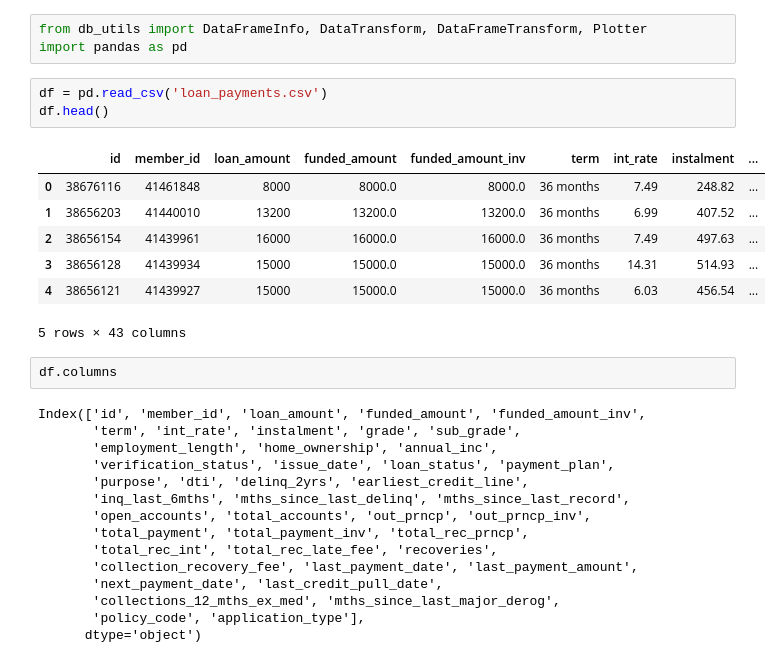
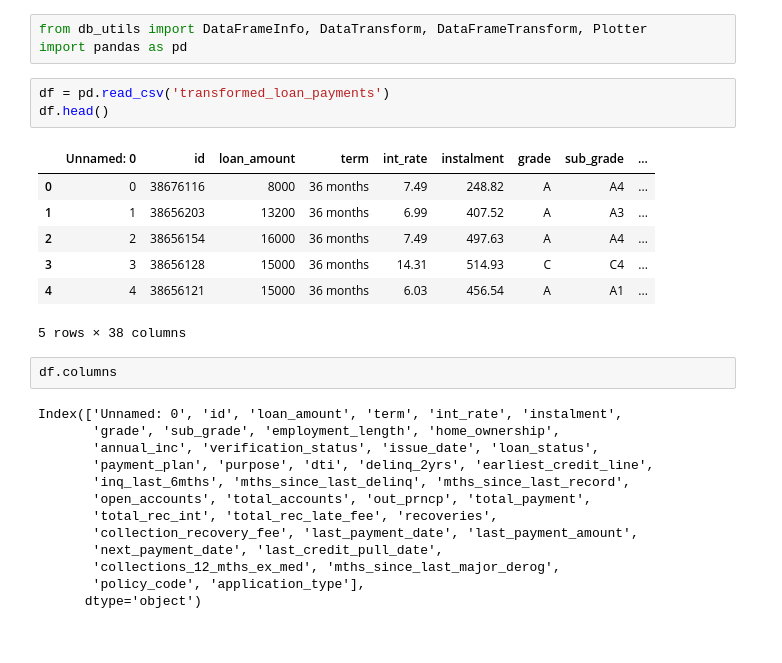
Before and after one commit to tayyib-saddique/exploratory-data-analysis---customer-loans-in-finance, a Jupyter notebook: main.ipynb, the cells around one changed output. Cells and saved outputs as stored; diff of their text form.

```diff
--- a/main.ipynb
+++ b/main.ipynb
@@ -2,27 +2,25 @@
 from db_utils import DataFrameInfo, DataTransform, DataFrameTransform, Plotter
 import pandas as pd
 # %%
-df = pd.read_csv('loan_payments.csv')
+df = pd.read_csv('transformed_loan_payments')
 df.head()
 # %% [output]
-|  | id | member_id | loan_amount | funded_amount | funded_amount_inv | term | int_rate | instalment | ... |
-| 0 | 38676116 | 41461848 | 8000 | 8000.0 | 8000.0 | 36 months | 7.49 | 248.82 | ... |
-| 1 | 38656203 | 41440010 | 13200 | 13200.0 | 13200.0 | 36 months | 6.99 | 407.52 | ... |
-| 2 | 38656154 | 41439961 | 16000 | 16000.0 | 16000.0 | 36 months | 7.49 | 497.63 | ... |
-| 3 | 38656128 | 41439934 | 15000 | 15000.0 | 15000.0 | 36 months | 14.31 | 514.93 | ... |
-| 4 | 38656121 | 41439927 | 15000 | 15000.0 | 15000.0 | 36 months | 6.03 | 456.54 | ... |
+|  | Unnamed: 0 | id | loan_amount | term | int_rate | instalment | grade | sub_grade | ... |
+| 0 | 0 | 38676116 | 8000 | 36 months | 7.49 | 248.82 | A | A4 | ... |
+| 1 | 1 | 38656203 | 13200 | 36 months | 6.99 | 407.52 | A | A3 | ... |
+| 2 | 2 | 38656154 | 16000 | 36 months | 7.49 | 497.63 | A | A4 | ... |
+| 3 | 3 | 38656128 | 15000 | 36 months | 14.31 | 514.93 | C | C4 | ... |
+| 4 | 4 | 38656121 | 15000 | 36 months | 6.03 | 456.54 | A | A1 | ... |
-5 rows × 43 columns
+5 rows × 38 columns
 # %%
 df.columns
 # %% [output]
-Index(['id', 'member_id', 'loan_amount', 'funded_amount', 'funded_amount_inv',
-       'term', 'int_rate', 'instalment', 'grade', 'sub_grade',
-       'employment_length', 'home_ownership', 'annual_inc',
-       'verification_status', 'issue_date', 'loan_status', 'payment_plan',
-       'purpose', 'dti', 'delinq_2yrs', 'earliest_credit_line',
+Index(['Unnamed: 0', 'id', 'loan_amount', 'term', 'int_rate', 'instalment',
+       'grade', 'sub_grade', 'employment_length', 'home_ownership',
+       'annual_inc', 'verification_status', 'issue_date', 'loan_status',
+       'payment_plan', 'purpose', 'dti', 'delinq_2yrs', 'earliest_credit_line',
        'inq_last_6mths', 'mths_since_last_delinq', 'mths_since_last_record',
-       'open_accounts', 'total_accounts', 'out_prncp', 'out_prncp_inv',
-       'total_payment', 'total_payment_inv', 'total_rec_prncp',
+       'open_accounts', 'total_accounts', 'out_prncp', 'total_payment',
        'total_rec_int', 'total_rec_late_fee', 'recoveries',
        'collection_recovery_fee', 'last_payment_date', 'last_payment_amount',
        'next_payment_date', 'last_credit_pull_date',
```
Also changed, not shown: 3 other files.
